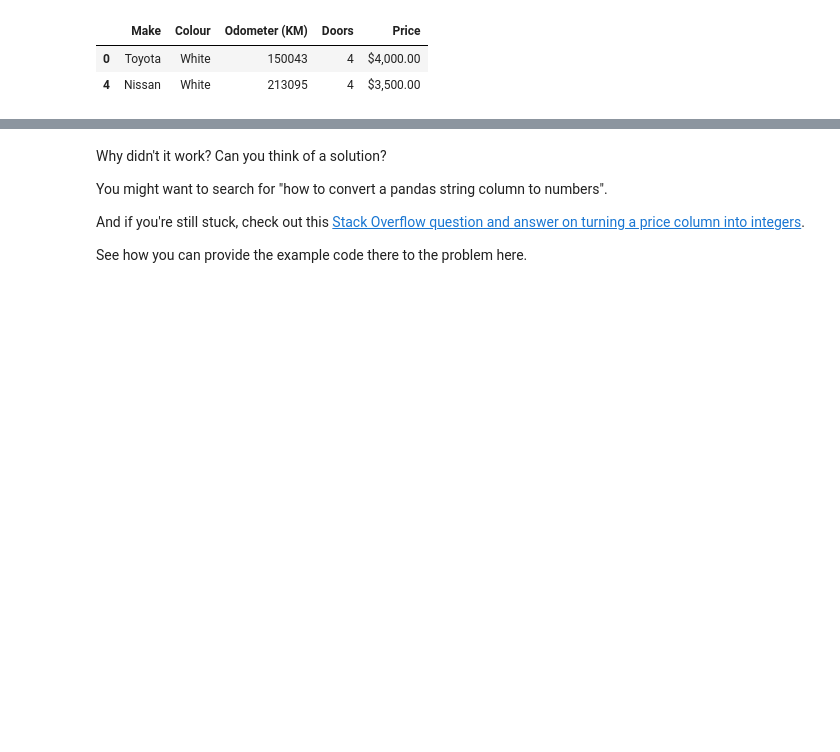
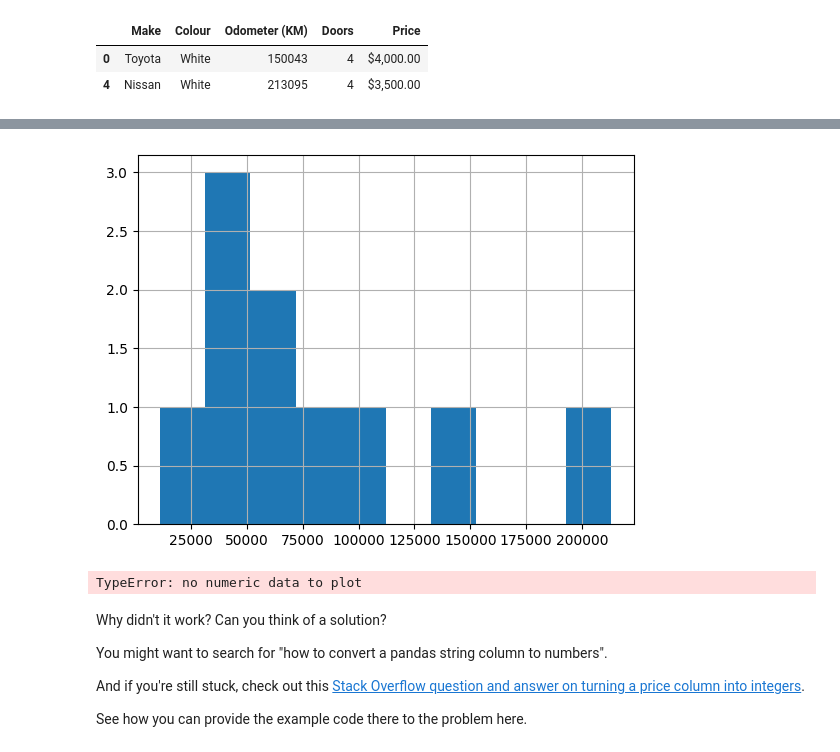
Before and after one commit to TherealOneC/zero-to-mastery-ml, a Jupyter notebook: section-2-data-science-and-ml-tools/pandas-exercises.ipynb, the cells around one changed output, grey strips where cells are left out. Saved outputs shown, nothing was run; the diff lists cells and outputs as text; code cells hidden in the pictures; blank space fills up the shorter version.

```diff
--- a/section-2-data-science-and-ml-tools/pandas-exercises.ipynb
+++ b/section-2-data-science-and-ml-tools/pandas-exercises.ipynb
@@ -226,7 +257,13 @@ df[df["Odometer (KM)"] > 100000]
 # %%
 # Create a histogram of the Odometer column using hist()
+df["Odometer (KM)"].hist();
+# %% [output]
+[figure, added]
 # %%
 # Try to plot the Price column using plot()
+df["Price"].plot();
+# %% [output]
+TypeError: no numeric data to plot
 # %% [markdown]
 Why didn't it work? Can you think of a solution?
 
```
Also changed, not shown: parts of 14 cells of this notebook.
